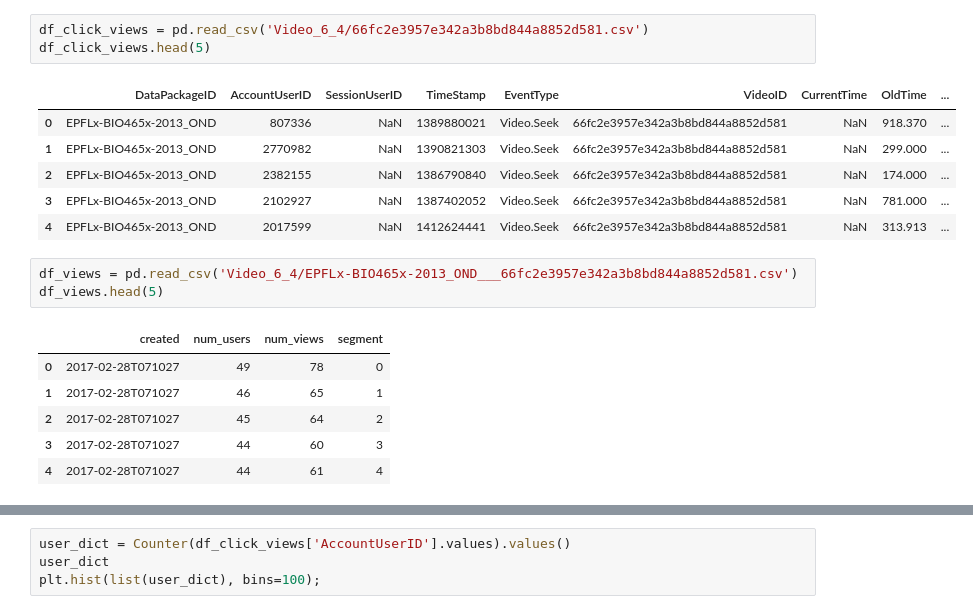
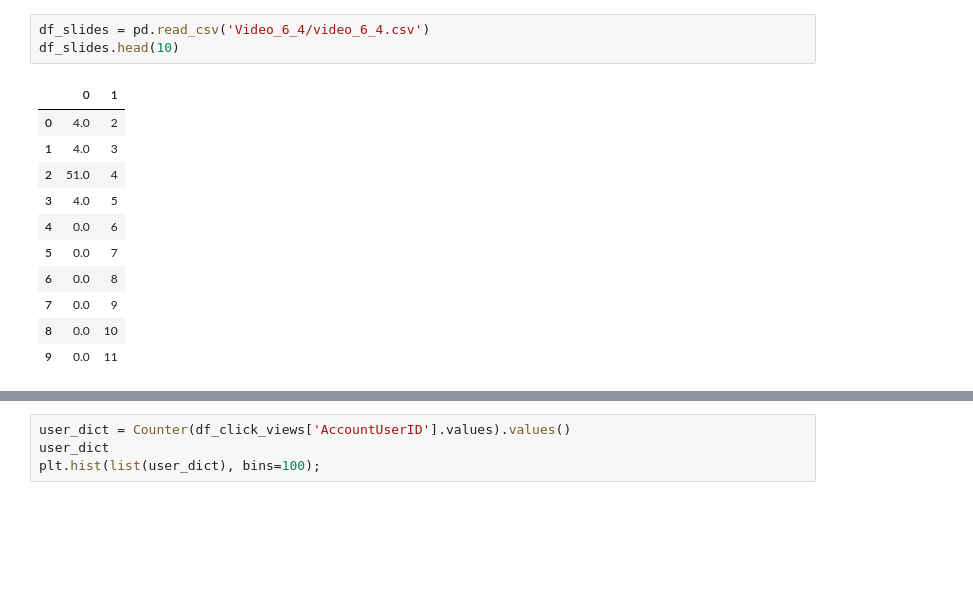
Before and after one commit to Gronlaen/mooc_analytics_visualisation, a Jupyter notebook: Video_analysis.ipynb, the cells around one changed output, grey strips where cells are left out. Cells and saved outputs as stored; diff of their text form; blank space fills up the shorter version.

```diff
--- a/Video_analysis.ipynb
+++ b/Video_analysis.ipynb
@@ -16,20 +40,15 @@ sns.set(style="white", color_codes=True,font_scale=1)
 # %%
-df_click_views = pd.read_csv('Video_6_4/66fc2e3957e342a3b8bd844a8852d581.csv')
-df_click_views.head(5)
+df_slides = pd.read_csv('Video_6_4/video_6_4.csv')
+df_slides.head(10)
 # %% [output]
-|  | DataPackageID | AccountUserID | SessionUserID | TimeStamp | EventType | VideoID | CurrentTime | OldTime | ... |
-| 0 | EPFLx-BIO465x-2013_OND | 807336 | NaN | 1389880021 | Video.Seek | 66fc2e3957e342a3b8bd844a8852d581 | NaN | 918.370 | ... |
-| 1 | EPFLx-BIO465x-2013_OND | 2770982 | NaN | 1390821303 | Video.Seek | 66fc2e3957e342a3b8bd844a8852d581 | NaN | 299.000 | ... |
-| 2 | EPFLx-BIO465x-2013_OND | 2382155 | NaN | 1386790840 | Video.Seek | 66fc2e3957e342a3b8bd844a8852d581 | NaN | 174.000 | ... |
-| 3 | EPFLx-BIO465x-2013_OND | 2102927 | NaN | 1387402052 | Video.Seek | 66fc2e3957e342a3b8bd844a8852d581 | NaN | 781.000 | ... |
-| 4 | EPFLx-BIO465x-2013_OND | 2017599 | NaN | 1412624441 | Video.Seek | 66fc2e3957e342a3b8bd844a8852d581 | NaN | 313.913 | ... |
+|  | 0 | 1 |
+| 0 | 4.0 | 2 |
+| 1 | 4.0 | 3 |
+| 2 | 51.0 | 4 |
+| 3 | 4.0 | 5 |
+| 4 | 0.0 | 6 |
+| 5 | 0.0 | 7 |
+| 6 | 0.0 | 8 |
+| 7 | 0.0 | 9 |
+| 8 | 0.0 | 10 |
+| 9 | 0.0 | 11 |
-# %%
-df_views = pd.read_csv('Video_6_4/EPFLx-BIO465x-2013_OND___66fc2e3957e342a3b8bd844a8852d581.csv')
-df_views.head(5)
-# %% [output]
-|  | created | num_users | num_views | segment |
-| 0 | 2017-02-28T071027 | 49 | 78 | 0 |
-| 1 | 2017-02-28T071027 | 46 | 65 | 1 |
-| 2 | 2017-02-28T071027 | 45 | 64 | 2 |
-| 3 | 2017-02-28T071027 | 44 | 60 | 3 |
-| 4 | 2017-02-28T071027 | 44 | 61 | 4 |
```
Also changed, not shown: parts of 12 cells of this notebook, 6 other files.
